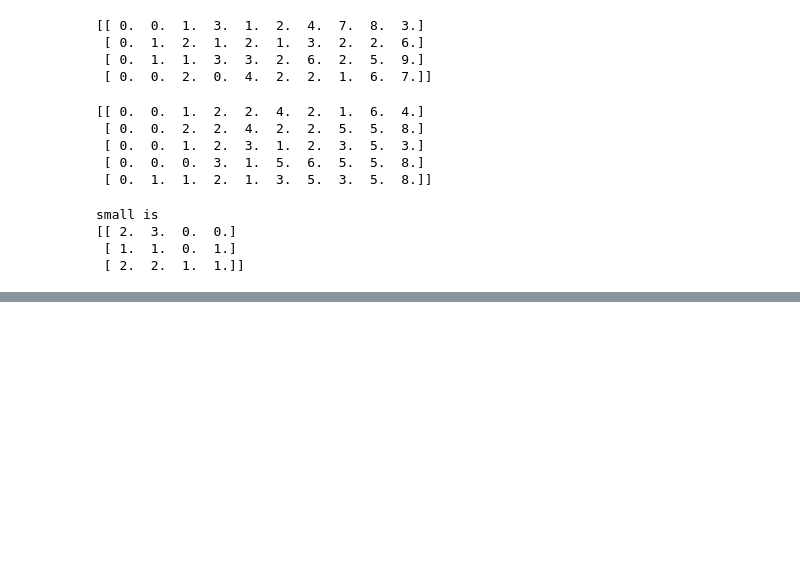
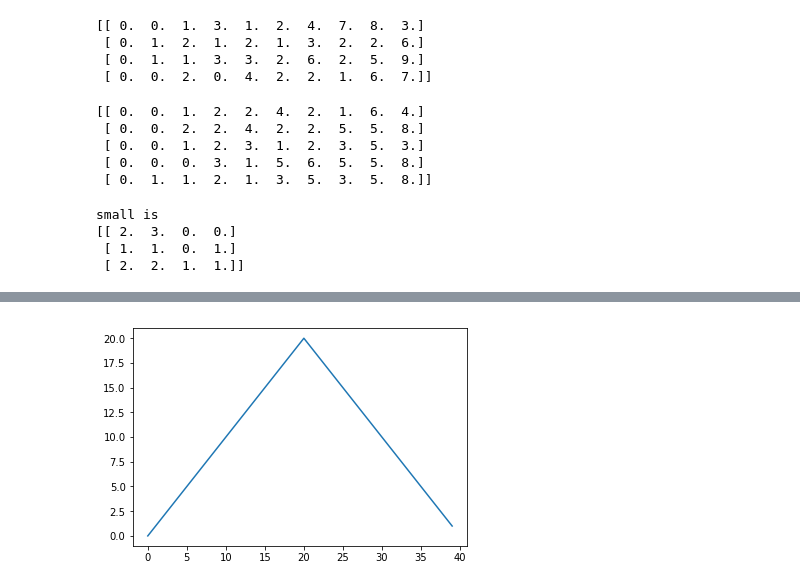
Before and after one commit to robertsjames97/python_workshop, a Jupyter notebook: 01-numpy.ipynb, the cells around one changed output, grey strips where cells are left out. Cells and saved outputs as stored; diff of their text form; code cells hidden in the pictures; blank space fills up the shorter version.

```diff
--- a/01-numpy.ipynb
+++ b/01-numpy.ipynb
@@ -117,0 +197,5 @@ small is
+# %%
+max_plot = matplotlib.pyplot.plot(data.max(axis=0))
+matplotlib.pyplot.show()
+# %% [output]
+[figure, added]
```
Also changed, not shown: parts of 16 cells of this notebook.
